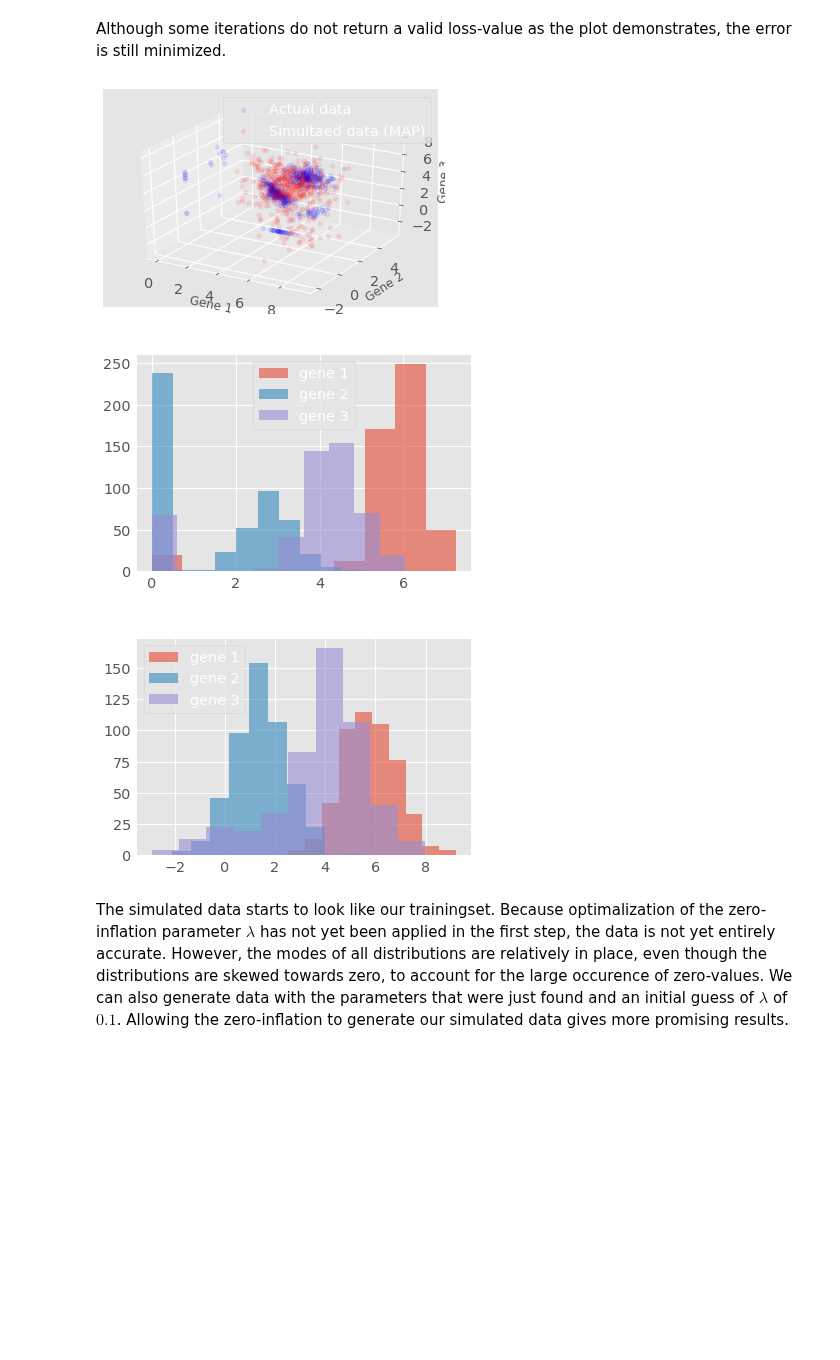
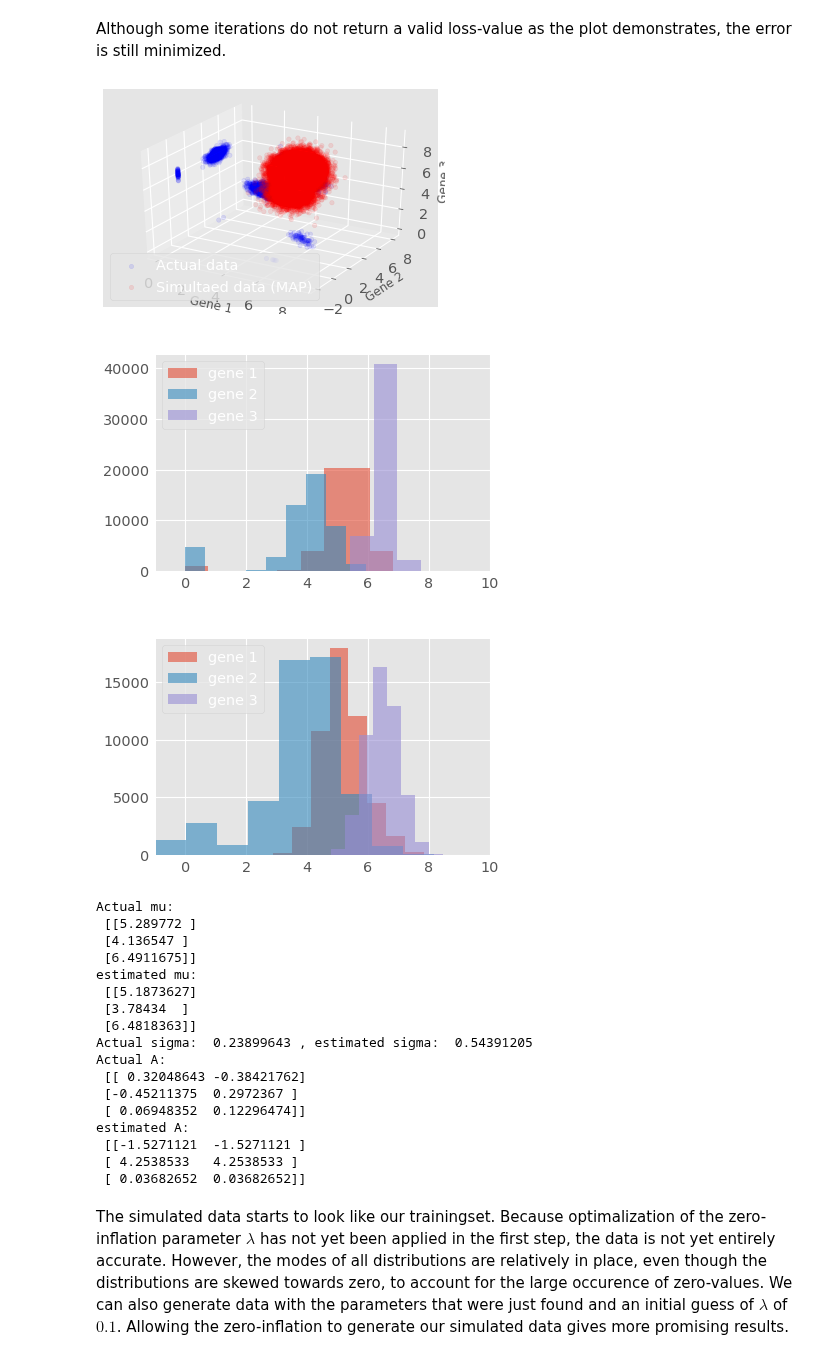
Before and after one commit to tobias-beers/RNA_visualization, a Jupyter notebook: Code/PPCA_ZIFA.ipynb, the cells around one changed output. Cells and saved outputs as stored; diff of their text form; code cells hidden in the pictures; blank space fills up the shorter version.

```diff
--- a/Code/PPCA_ZIFA.ipynb
+++ b/Code/PPCA_ZIFA.ipynb
@@ -96,7 +91,7 @@ model = tfd.JointDistributionCoroutine(concrete_ZIFA_model)
 # %% [markdown]
 And we generate some data. Note the Zero inflation as depicted in the three histograms representing three genes.
 # %%
-actual_sigma, actual_lambda, actual_z, actual_A, actual_mu, y_train = model.sample()
+actual_sigma, actual_lambda, actual_z, actual_A, actual_mu, actual_x, actual_h, y_train = model.sample()
 print('Lambda: ', actual_lambda)
 print('mu:', actual_mu)
 
@@ -104,14 +99,14 @@ print('mu:', actual_mu)
 # print(actual_w)
 # print(actual_z)
 
-plt.scatter(actual_z[0,:], actual_z[1,:])
+plt.scatter(actual_z[0,:], actual_z[1,:], alpha=0.3)
 title = plt.title('Latent data')
 plt.setp(title, color='black')
 plt.show()
 
 fig = plt.figure()
 ax = fig.add_subplot(111, projection='3d')
-ax.scatter(y_train[0,:],y_train[1,:],y_train[2,:])
+ax.scatter(y_train[0,:],y_train[1,:],y_train[2,:], alpha=0.3)
 title = ax.set_title("Observed data")
 plt.setp(title, color='black')
 ax.set_xlabel('Gene 1')
@@ -185,11 +180,11 @@ model_1.log_prob((actual_sigma, actual_z, actual_A, actual_mu, y_train))
 # %%
 mu = tf.expand_dims(tf.reduce_mean(y_train, 1),1)
 
-sigma = tf.Variable(1.0)
-A = tf.Variable(np.ones([data_dim, latent_dim]), dtype=tf.float32)
-z = tf.Variable(np.ones([latent_dim, num_datapoints]), dtype=tf.float32)
-# h = tf.Variable(np.ones([data_dim, num_datapoints]), dtype=tf.float32)
-# x = tf.Variable(np.ones([data_dim, num_datapoints]), dtype=tf.float32)
+sigma = tf.Variable(0.5)
+A = tf.Variable(0.5*np.ones([data_dim, latent_dim]), dtype=tf.float32)
+z = tf.Variable(0.5*np.ones([latent_dim, num_datapoints]), dtype=tf.float32)
+# A = tf.identity(actual_A)
+# z = tf.identity(actual_z)
 
 target_log_prob_fn = lambda sigma, z, A, mu: model_1.log_prob((sigma, z, A, mu, y_train))
 losses = tfp.math.minimize(lambda: -target_log_prob_fn(sigma, z, A, mu),
@@ -203,42 +198,59 @@ plt.show()
 # %% [markdown]
 Although some iterations do not return a valid loss-value as the plot demonstrates, the error is still minimized.
 # %%
-_, _, _, _, y_generated = model_1.sample(value=(sigma, z, A, mu, None))
+_, _, _, _, y_generated_base = model_1.sample(value=(sigma, z, A, mu, None))
 
 fig = plt.figure()
 ax = fig.add_subplot(111, projection='3d')
 ax.scatter(y_train[0,:],y_train[1,:],y_train[2,:], label='Actual data', color='blue', alpha=0.1)
-ax.scatter(y_generated[0,:],y_generated[1,:],y_generated[2,:], label='Simultaed data (MAP)', color='red', alpha=0.1)
+ax.scatter(y_generated_base[0,:],y_generated_base[1,:],y_generated_base[2,:], label='Simultaed data (MAP)', color='red', alpha=0.1)
 ax.set_xlabel('Gene 1')
 ax.set_ylabel('Gene 2')
 ax.set_zlabel('Gene 3')
 plt.legend()
 plt.show()
 
-# plt.scatter(y_train[0, :], x_train[1, :], color='blue', alpha=0.1, label='Actual data')
-# plt.scatter(y_generated[0, :], x_generated[1, :], color='red', alpha=0.1, label='Simulated data (MAP)')
-# plt.legend()
-# plt.axis([-20, 20, -20, 20])
-
 plt.hist(y_train[0, :], label='gene 1', alpha=0.6)
 plt.hist(y_train[1, :], label='gene 2', alpha=0.6)
 plt.hist(y_train[2, :], label='gene 3', alpha=0.6)
 title = plt.title('Actual data')
+plt.xlim((-1,10))
 plt.setp(title, color='white')
 plt.legend()
 plt.show()
 
-plt.hist(y_generated[0, :], label='gene 1', alpha=0.6)
-plt.hist(y_generated[1, :], label='gene 2', alpha=0.6)
-plt.hist(y_generated[2, :], label='gene 3', alpha=0.6)
+plt.hist(y_generated_base[0, :], label='gene 1', alpha=0.6)
+plt.hist(y_generated_base[1, :], label='gene 2', alpha=0.6)
+plt.hist(y_generated_base[2, :], label='gene 3', alpha=0.6)
 title = plt.title('Simulated data (MAP)')
+plt.xlim((-1,10))
 plt.setp(title, color='white')
 plt.legend()
 plt.show()
+print('Actual mu:\n',actual_mu.numpy(), '\nestimated mu:\n', mu.numpy())
+print('Actual sigma: ',actual_sigma.numpy(), ', estimated sigma: ', sigma.numpy())
+print('Actual A:\n',actual_A.numpy(), '\nestimated A:\n', A.numpy())
 # %% [output]
-[figure, old version]
+[figure, new version]
-[figure, old version]
+[figure, new version]
-[figure, old version]
+[figure, new version]
+Actual mu:
+ [[5.289772 ]
+ [4.136547 ]
+ [6.4911675]]
+estimated mu:
+ [[5.1873627]
+ [3.78434  ]
+ [6.4818363]]
+Actual sigma:  0.23899643 , estimated sigma:  0.54391205
+Actual A:
+ [[ 0.32048643 -0.38421762]
+ [-0.45211375  0.2972367 ]
+ [ 0.06948352  0.12296474]]
+estimated A:
+ [[-1.5271121  -1.5271121 ]
+ [ 4.2538533   4.2538533 ]
+ [ 0.03682652  0.03682652]]
 # %% [markdown]
 The simulated data starts to look like our trainingset. Because optimalization of the zero-inflation parameter $\lambda$ has not yet been applied in the first step, the data is not yet entirely accurate. However, the modes of all distributions are relatively in place, even though the distributions are skewed towards zero, to account for the large occurence of zero-values. We can also generate data with the parameters that were just found and an initial guess of $\lambda$ of $0.1$. Allowing the zero-inflation to generate our simulated data gives more promising results.
 # %%
```
Also changed, not shown: parts of 15 cells of this notebook.
